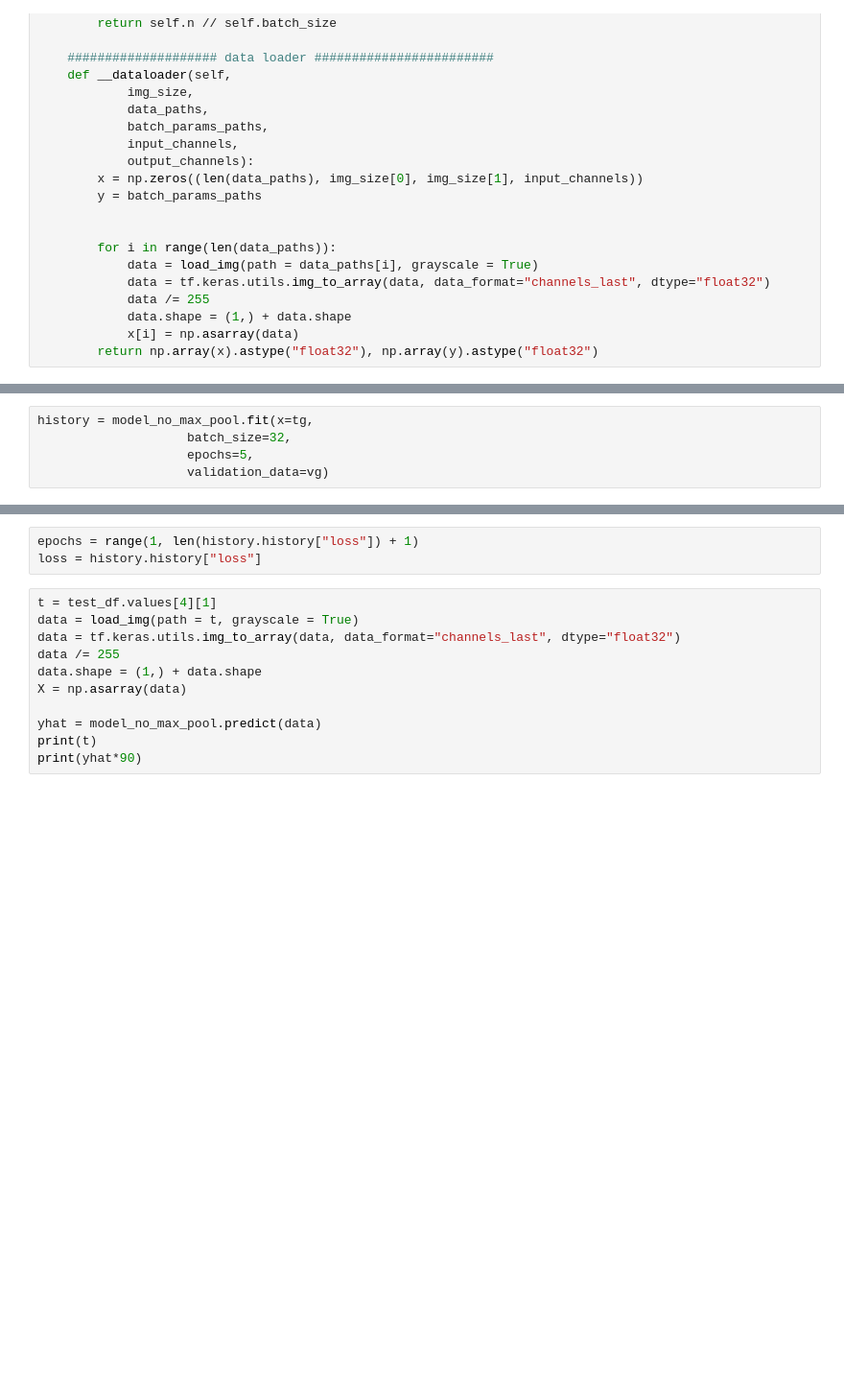
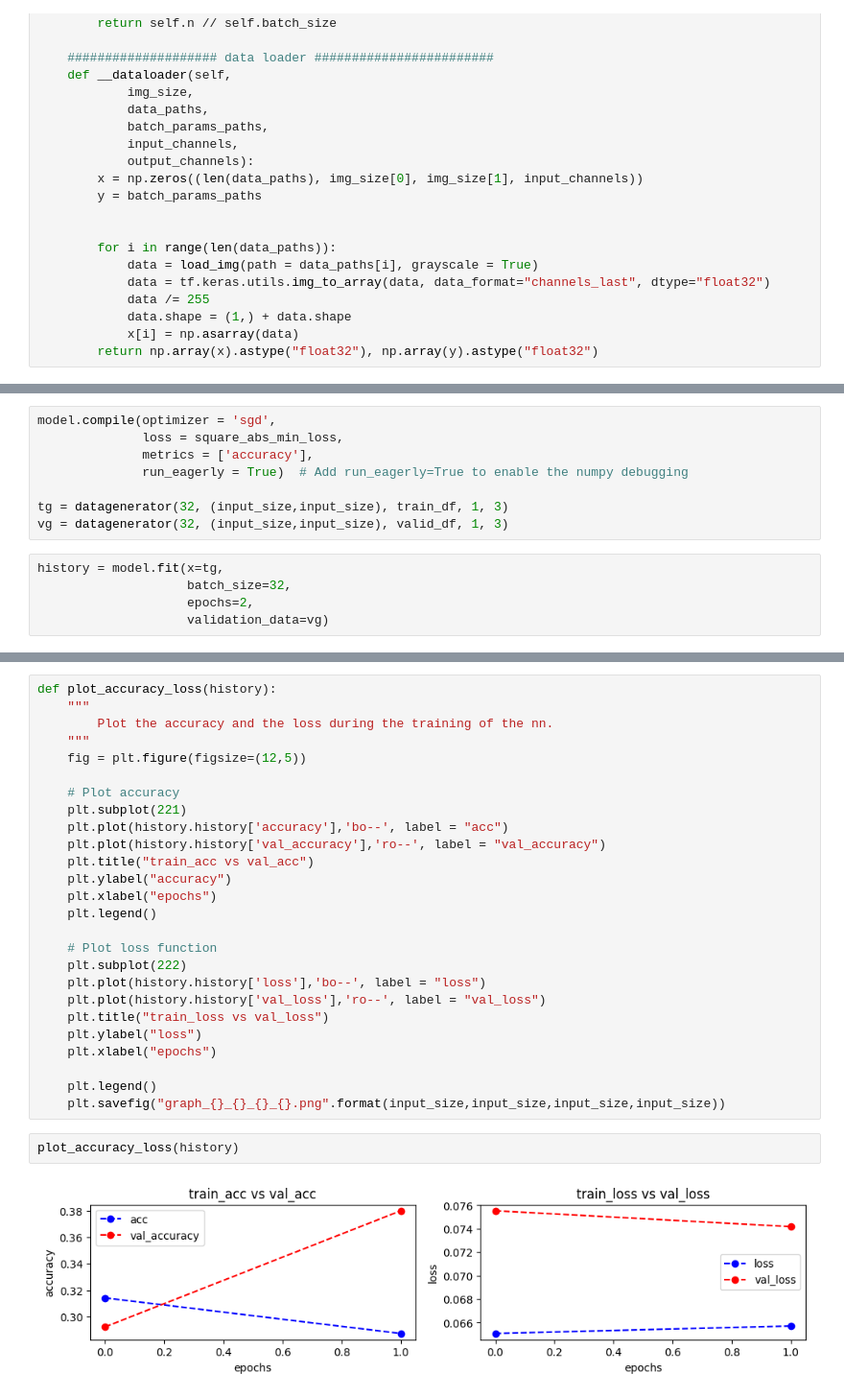
Before and after one commit to AquarellFantasia/MasterThesis, a Jupyter notebook: 15-workingOnModel.ipynb, the cells around one changed output, grey strips where cells are left out. Shown: that part at 96% size. Cells and saved outputs as stored; diff of their text form; blank space fills up the shorter version.

Commit message:
created script to trains and save the model

```diff
--- a/15-workingOnModel.ipynb
+++ b/15-workingOnModel.ipynb
@@ -136,6 +156,14 @@ vg = datagenerator(32, (input_size,input_size), valid_df, 1, 3)
+# %%
+model.compile(optimizer = 'sgd',
+              loss = square_abs_min_loss,
+              metrics = ['accuracy'],
+              run_eagerly = True)  # Add run_eagerly=True to enable the numpy debugging
+
+tg = datagenerator(32, (input_size,input_size), train_df, 1, 3)
+vg = datagenerator(32, (input_size,input_size), valid_df, 1, 3)
 # %%
-history = model_no_max_pool.fit(x=tg,
+history = model.fit(x=tg,
                     batch_size=32,
-                    epochs=5,
+                    epochs=2,
                     validation_data=vg)
 # %% [output]
@@ -144,14 +174,30 @@ KeyboardInterrupt:
-# %%
-epochs = range(1, len(history.history["loss"]) + 1)
-loss = history.history["loss"]
-# %%
-t = test_df.values[4][1]
-data = load_img(path = t, grayscale = True)
-data = tf.keras.utils.img_to_array(data, data_format="channels_last", dtype="float32")
-data /= 255
-data.shape = (1,) + data.shape
-X = np.asarray(data)
-
-yhat = model_no_max_pool.predict(data)
-print(t)
-print(yhat*90)
+# %%
+def plot_accuracy_loss(history):
+    """
+        Plot the accuracy and the loss during the training of the nn.
+    """
+    fig = plt.figure(figsize=(12,5))
+
+    # Plot accuracy
+    plt.subplot(221)
+    plt.plot(history.history['accuracy'],'bo--', label = "acc")
+    plt.plot(history.history['val_accuracy'],'ro--', label = "val_accuracy")
+    plt.title("train_acc vs val_acc")
+    plt.ylabel("accuracy")
+    plt.xlabel("epochs")
+    plt.legend()
+
+    # Plot loss function
+    plt.subplot(222)
+    plt.plot(history.history['loss'],'bo--', label = "loss")
+    plt.plot(history.history['val_loss'],'ro--', label = "val_loss")
+    plt.title("train_loss vs val_loss")
+    plt.ylabel("loss")
+    plt.xlabel("epochs")
+
+    plt.legend()
+    plt.savefig("graph_{}_{}_{}_{}.png".format(input_size,input_size,input_size,input_size))
+# %%
+plot_accuracy_loss(history)
+# %% [output]
+[figure, added]
```
Also changed, not shown: parts of 16 cells of this notebook, 4 other files.
